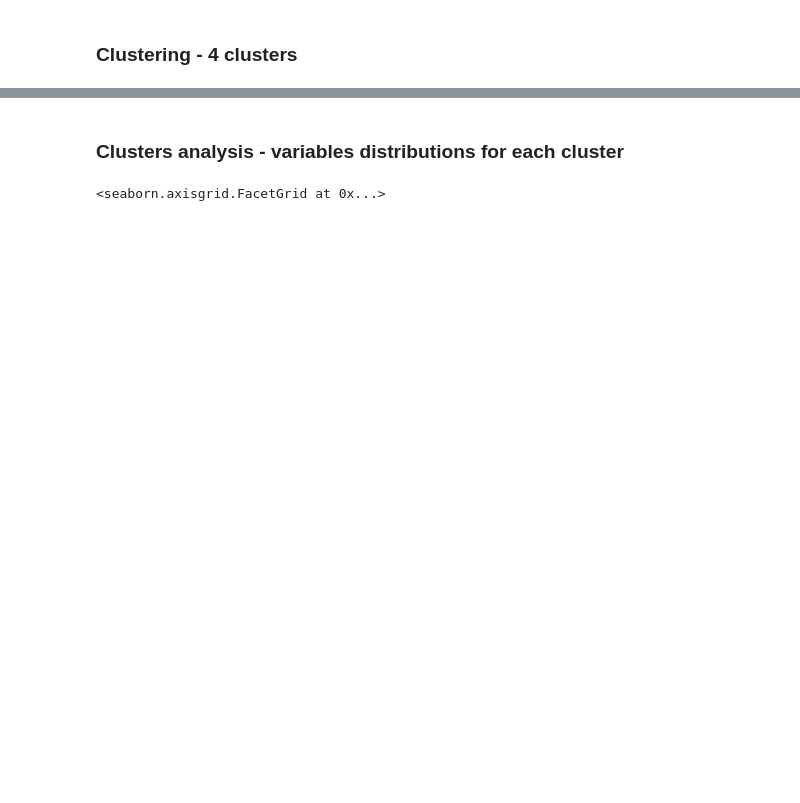
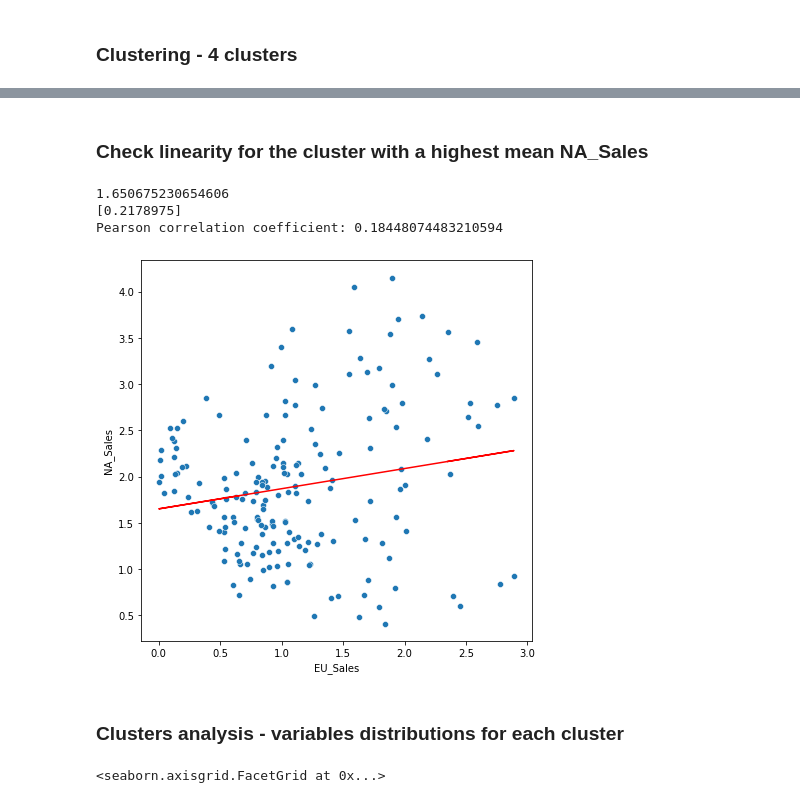
Before and after one commit to Loniowsky/Data-Mining-Project, a Jupyter notebook: notebooks/7th_gen.ipynb, the cells around one changed output, grey strips where cells are left out. Drawn from its saved outputs; the diff is of its cells as text; code cells hidden in the pictures; blank space fills up the shorter version.

Commit message:
Add linearity check

```diff
--- a/notebooks/7th_gen.ipynb
+++ b/notebooks/7th_gen.ipynb
@@ -145,4 +148,37 @@ plt.show()
 [figure]
+# %% [markdown]
+### Check linearity for the cluster with a highest mean NA_Sales
+# %%
+examined_cluster = 0
+current_mean = 0
+for cluster_index in range(4):
+    mean = clustered_data[clustered_data["cluster"] == cluster_index].mean()["NA_Sales"]
+    if mean > current_mean:
+        examined_cluster = cluster_index
+        current_mean = mean
+
+examined_cluster_data = clustered_data[clustered_data["cluster"] == examined_cluster]
+
+reg = LinearRegression().fit(examined_cluster_data[second_sales].to_numpy().reshape(-1, 1), examined_cluster_data["NA_Sales"])
+print(reg.intercept_)
+print(reg.coef_)
+
+fit_data = [reg.coef_ * x + reg.intercept_ for x in examined_cluster_data[second_sales]]
+
+ax = sns.scatterplot(data=examined_cluster_data, x=second_sales, y="NA_Sales")
+plt.plot(examined_cluster_data[second_sales], fit_data, c="red")
+plt.show()
+
+x = np.array(examined_cluster_data[second_sales], dtype='float')
+y = np.array(examined_cluster_data["NA_Sales"], dtype='float')
+
+pearson_correlation = stats.pearsonr(x, y)
+print("Pearson correlation coefficient: {}".format(pearson_correlation[0]))
+# %% [output]
+1.650675230654606
+[0.2178975]
+Pearson correlation coefficient: 0.18448074483210594
+[figure, added]
 # %% [markdown]
 ### Clusters analysis - variables distributions for each cluster
 # %%
```
Also changed, not shown: parts of 7 cells of this notebook, 1 other file.
